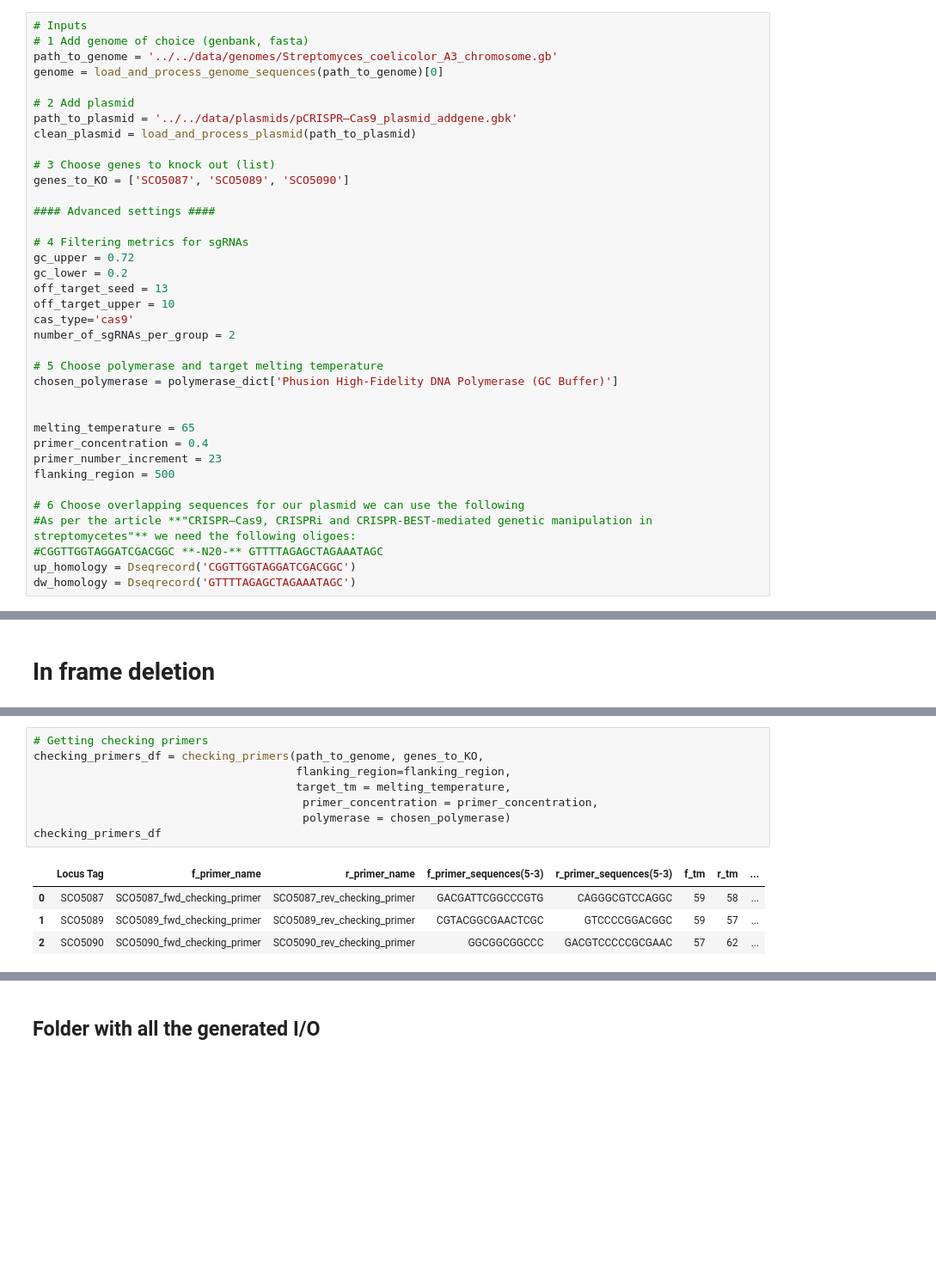
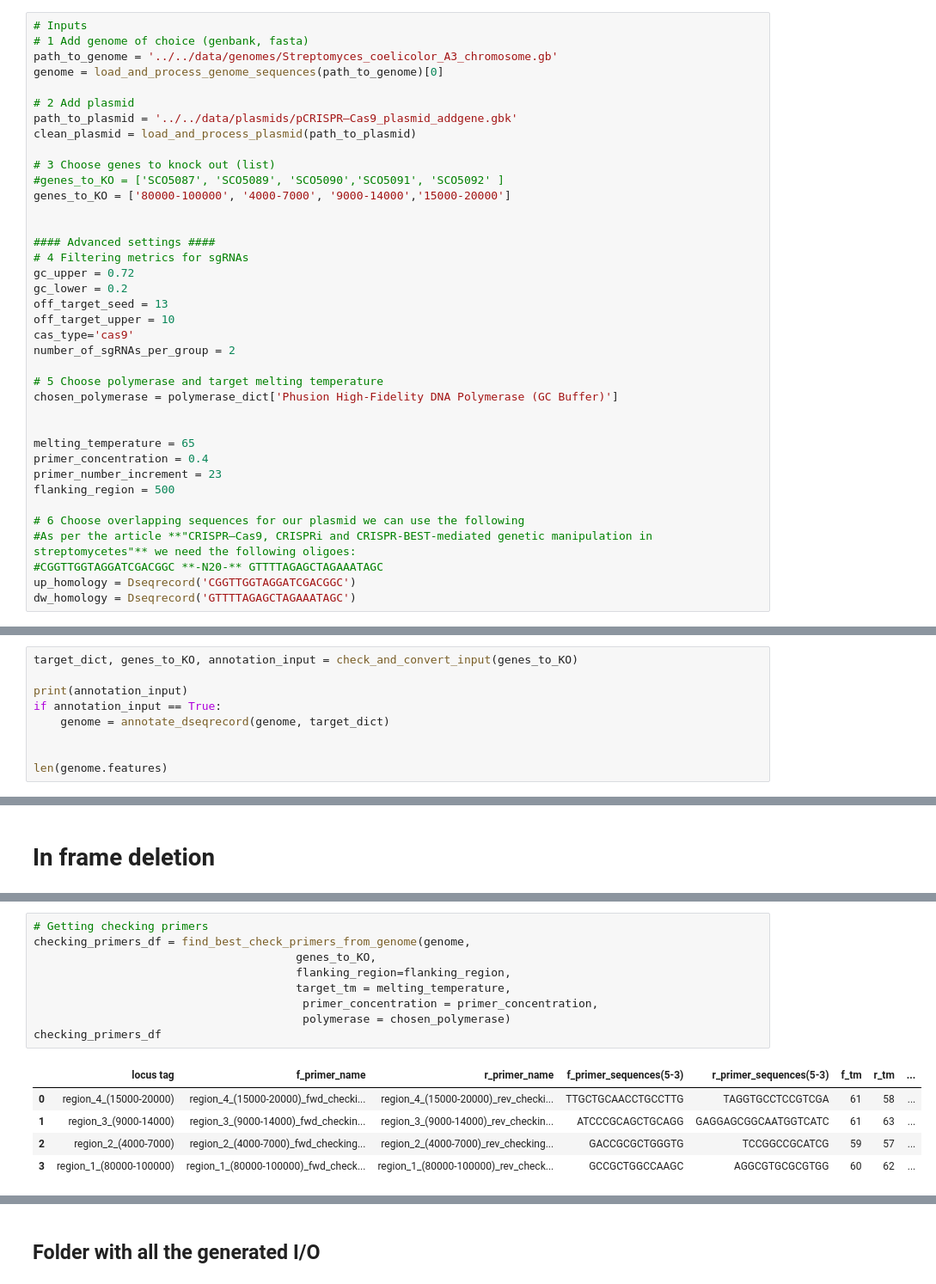
Before and after one commit to hiyama341/streptocad, a Jupyter notebook: notebooks/app_workflows/W5_CRISPR-cas9-inframe-deletion_random_sized_deletion.ipynb, the cells around one changed output, grey strips where cells are left out. Shown at 86% size. Cells and saved outputs as stored; diff of their text form; blank space fills up the shorter version.

```diff
--- a/notebooks/app_workflows/W5_CRISPR-cas9-inframe-deletion_random_sized_deletion.ipynb
+++ b/notebooks/app_workflows/W5_CRISPR-cas9-inframe-deletion_random_sized_deletion.ipynb
@@ -43,10 +47,11 @@ path_to_plasmid = '../../data/plasmids/pCRISPR–Cas9_plasmid_addgene.gbk'
 clean_plasmid = load_and_process_plasmid(path_to_plasmid)
 
 # 3 Choose genes to knock out (list)
-genes_to_KO = ['SCO5087', 'SCO5089', 'SCO5090']
+#genes_to_KO = ['SCO5087', 'SCO5089', 'SCO5090','SCO5091', 'SCO5092' ]
+genes_to_KO = ['80000-100000', '4000-7000', '9000-14000','15000-20000']
+
 
 #### Advanced settings ####
-
 # 4 Filtering metrics for sgRNAs
 gc_upper = 0.72
 gc_lower = 0.2
@@ -71,3 +76,12 @@ up_homology = Dseqrecord('CGGTTGGTAGGATCGACGGC')
 dw_homology = Dseqrecord('GTTTTAGAGCTAGAAATAGC')
 # %% [markdown]
 # Computation
+# %%
+target_dict, genes_to_KO, annotation_input = check_and_convert_input(genes_to_KO)
+
+print(annotation_input)
+if annotation_input == True:
+    genome = annotate_dseqrecord(genome, target_dict)
+
+
+len(genome.features)
@@ -274,13 +310,15 @@ plasmid_metadata_df
 # %%
 # Getting checking primers
-checking_primers_df = checking_primers(path_to_genome, genes_to_KO,
+checking_primers_df = find_best_check_primers_from_genome(genome,
+                                       genes_to_KO,
                                        flanking_region=flanking_region,
                                        target_tm = melting_temperature,
                                         primer_concentration = primer_concentration,
                                         polymerase = chosen_polymerase)
 checking_primers_df
 # %% [output]
-|  | Locus Tag | f_primer_name | r_primer_name | f_primer_sequences(5-3) | r_primer_sequences(5-3) | f_tm | r_tm | ... |
-| 0 | SCO5087 | SCO5087_fwd_checking_primer | SCO5087_rev_checking_primer | GACGATTCGGCCCGTG | CAGGGCGTCCAGGC | 59 | 58 | ... |
-| 1 | SCO5089 | SCO5089_fwd_checking_primer | SCO5089_rev_checking_primer | CGTACGGCGAACTCGC | GTCCCCGGACGGC | 59 | 57 | ... |
-| 2 | SCO5090 | SCO5090_fwd_checking_primer | SCO5090_rev_checking_primer | GGCGGCGGCCC | GACGTCCCCCGCGAAC | 57 | 62 | ... |
+|  | locus tag | f_primer_name | r_primer_name | f_primer_sequences(5-3) | r_primer_sequences(5-3) | f_tm | r_tm | ... |
+| 0 | region_4_(15000-20000) | region_4_(15000-20000)_fwd_checki... | region_4_(15000-20000)_rev_checki... | TTGCTGCAACCTGCCTTG | TAGGTGCCTCCGTCGA | 61 | 58 | ... |
+| 1 | region_3_(9000-14000) | region_3_(9000-14000)_fwd_checkin... | region_3_(9000-14000)_rev_checkin... | ATCCCGCAGCTGCAGG | GAGGAGCGGCAATGGTCATC | 61 | 63 | ... |
+| 2 | region_2_(4000-7000) | region_2_(4000-7000)_fwd_checking... | region_2_(4000-7000)_rev_checking... | GACCGCGCTGGGTG | TCCGGCCGCATCG | 59 | 57 | ... |
+| 3 | region_1_(80000-100000) | region_1_(80000-100000)_fwd_check... | region_1_(80000-100000)_rev_check... | GCCGCTGGCCAAGC | AGGCGTGCGCGTGG | 60 | 62 | ... |
```
Also changed, not shown: parts of 13 cells of this notebook, 3 other files.
